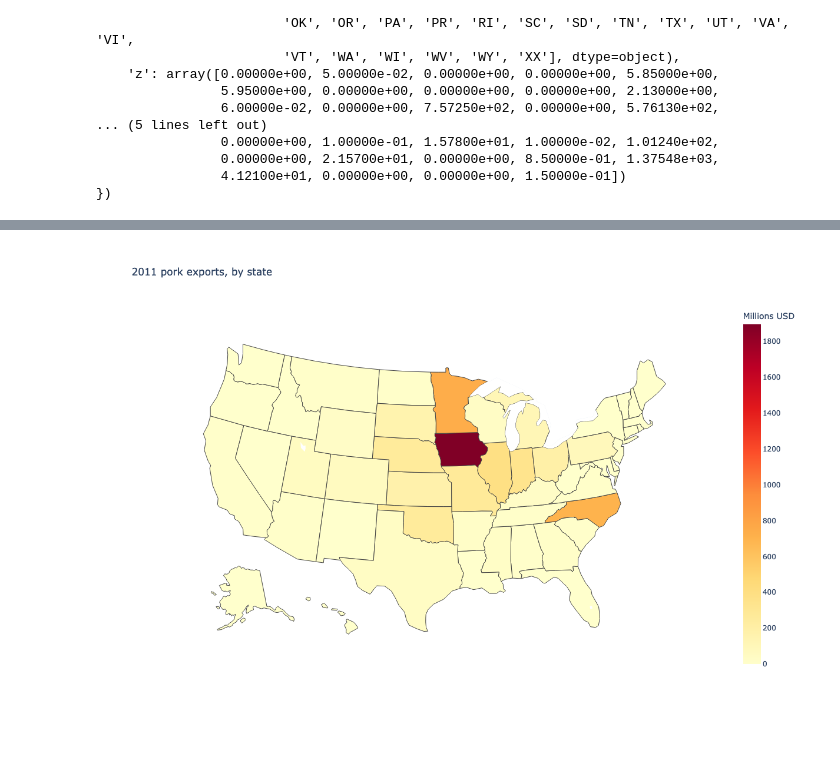
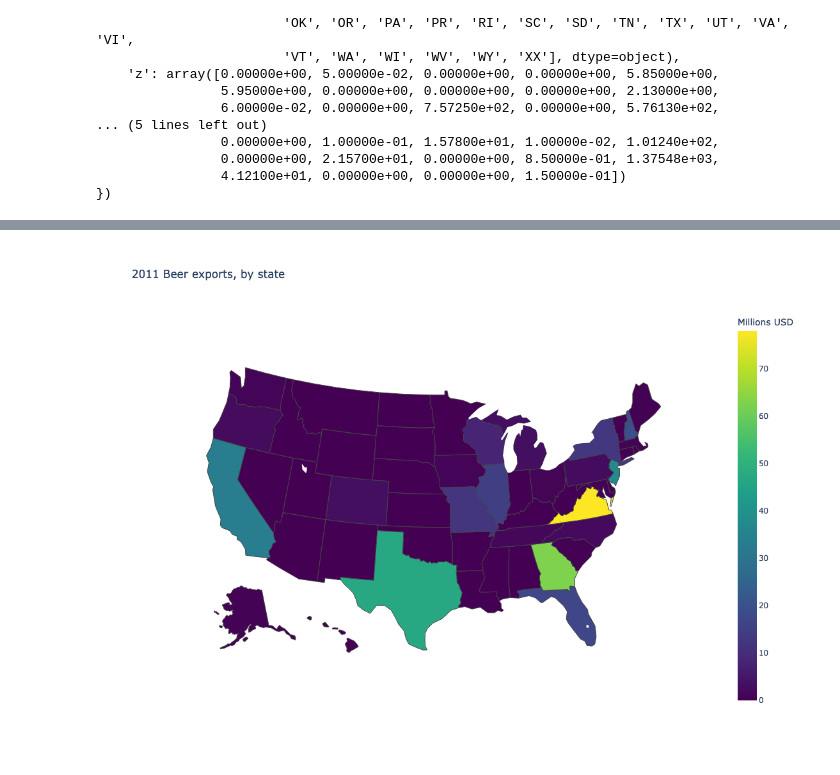
Before and after one commit to astever31/306-agriculture-exports-dropdown, a Jupyter notebook: support/pandas_eda.ipynb, the cells around one changed output, grey strips where cells are left out. Cells and saved outputs as stored; diff of their text form; code cells hidden in the pictures; blank space fills up the shorter version.

Commit message:
Changed colorscale

```diff
--- a/support/pandas_eda.ipynb
+++ b/support/pandas_eda.ipynb
@@ -213,13 +213,13 @@ fig
 def make_figure(varname):
     myheading1 = f"Wow! That's a lot of {varname}!"
     mygraphtitle = f'2011 {varname} exports, by state'
-    mycolorscale = 'ylorrd' # Note: The error message will list possible color scales.
+    mycolorscale = 'viridis' # Note: The error message will list possible color scales.
     mycolorbartitle = "Millions USD"
 
     data=go.Choropleth(
-        locations=df['code'], # Spatial coordinates
+        locations=final['State'], # Spatial coordinates
         locationmode = 'USA-states', # set of locations match entries in `locations`
-        z = df[varname].astype(float), # Data to be color-coded
+        z = final[varname].astype(float), # Data to be color-coded
         colorscale = mycolorscale,
         colorbar_title = mycolorbartitle,
     )
@@ -234,7 +234,7 @@ def make_figure(varname):
     )
     return fig
 # %%
-fig=make_figure('beef')
+fig=make_figure('Beer')
 fig
 # %% [output]
-[figure, old version]
+[figure, new version]
```
Also changed, not shown: 1 other file.
